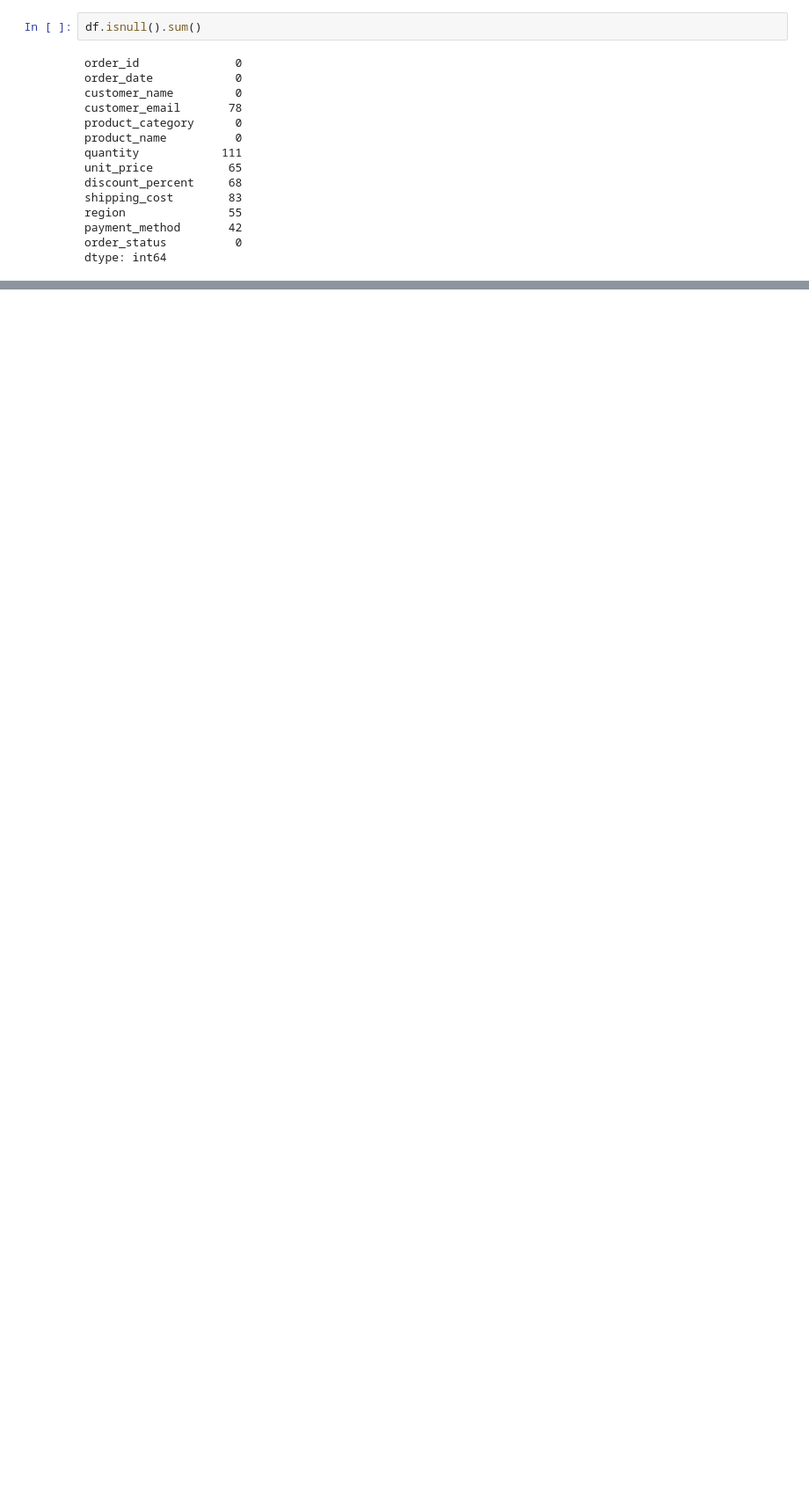
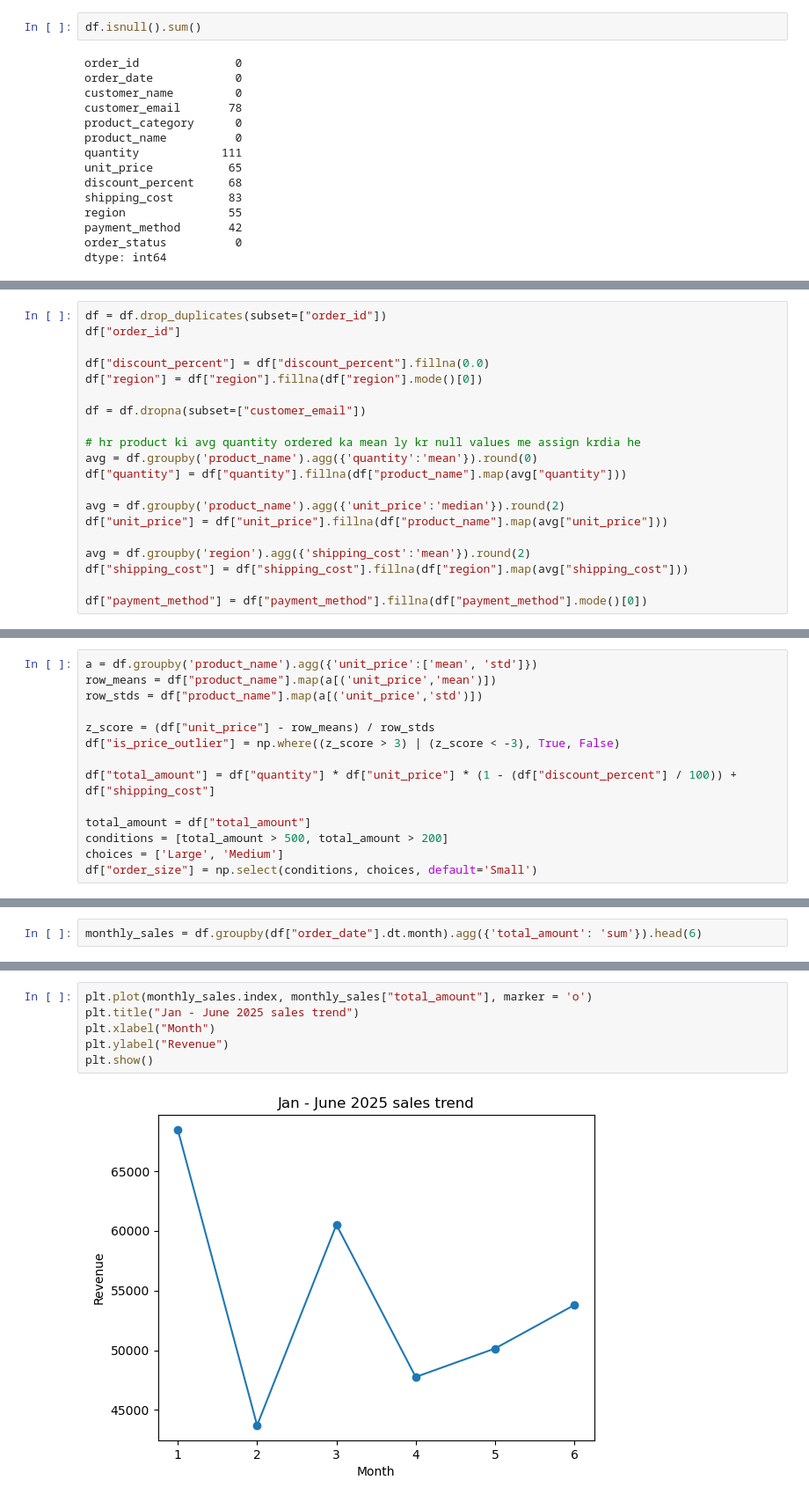
Before and after one commit to Abdur-Rehman15/numpy-pandas-project, a Jupyter notebook: practice_project.ipynb, the cells around one changed output, grey strips where cells are left out. Shown at 88% size. Drawn from its saved outputs; the diff is of its cells as text; blank space fills up the shorter version.

```diff
--- a/practice_project.ipynb
+++ b/practice_project.ipynb
@@ -129,0 +106,20 @@ df["customer_name"] = df["customer_name"].str.title()
+# %%
+df = df.drop_duplicates(subset=["order_id"])
+df["order_id"]
+
+df["discount_percent"] = df["discount_percent"].fillna(0.0)
+df["region"] = df["region"].fillna(df["region"].mode()[0])
+
+df = df.dropna(subset=["customer_email"])
+
+# hr product ki avg quantity ordered ka mean ly kr null values me assign krdia he
+avg = df.groupby('product_name').agg({'quantity':'mean'}).round(0)
+df["quantity"] = df["quantity"].fillna(df["product_name"].map(avg["quantity"]))
+
+avg = df.groupby('product_name').agg({'unit_price':'median'}).round(2)
+df["unit_price"] = df["unit_price"].fillna(df["product_name"].map(avg["unit_price"]))
+
+avg = df.groupby('region').agg({'shipping_cost':'mean'}).round(2)
+df["shipping_cost"] = df["shipping_cost"].fillna(df["region"].map(avg["shipping_cost"]))
+
+df["payment_method"] = df["payment_method"].fillna(df["payment_method"].mode()[0])
@@ -129,0 +130,14 @@ df["customer_name"] = df["customer_name"].str.title()
+# %%
+a = df.groupby('product_name').agg({'unit_price':['mean', 'std']})
+row_means = df["product_name"].map(a[('unit_price','mean')])
+row_stds = df["product_name"].map(a[('unit_price','std')])
+
+z_score = (df["unit_price"] - row_means) / row_stds
+df["is_price_outlier"] = np.where((z_score > 3) | (z_score < -3), True, False)
+
+df["total_amount"] = df["quantity"] * df["unit_price"] * (1 - (df["discount_percent"] / 100)) + df["shipping_cost"]
+
+total_amount = df["total_amount"]
+conditions = [total_amount > 500, total_amount > 200]
+choices = ['Large', 'Medium']
+df["order_size"] = np.select(conditions, choices, default='Small')
@@ -129,0 +231,2 @@ df["customer_name"] = df["customer_name"].str.title()
+# %%
+monthly_sales = df.groupby(df["order_date"].dt.month).agg({'total_amount': 'sum'}).head(6)
@@ -129,0 +235,8 @@ df["customer_name"] = df["customer_name"].str.title()
+# %%
+plt.plot(monthly_sales.index, monthly_sales["total_amount"], marker = 'o')
+plt.title("Jan - June 2025 sales trend")
+plt.xlabel("Month")
+plt.ylabel("Revenue")
+plt.show()
+# %% [output]
+[figure, added]
```
Also changed, not shown: parts of 29 cells of this notebook, 1 other file.
